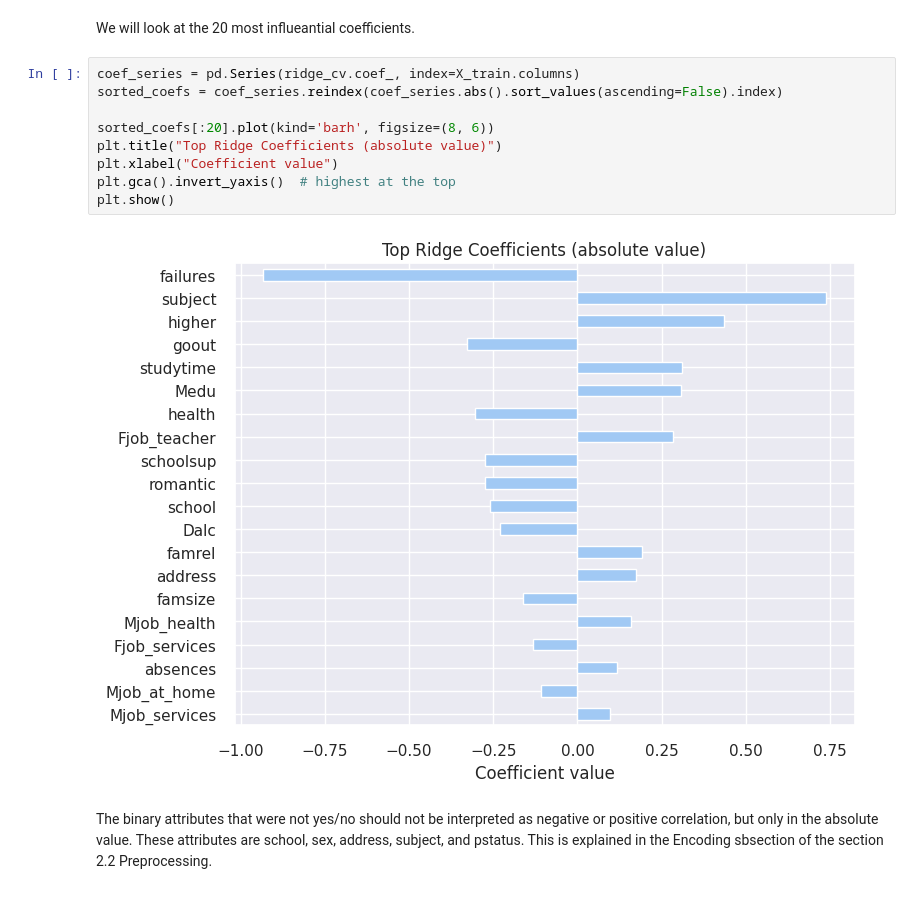
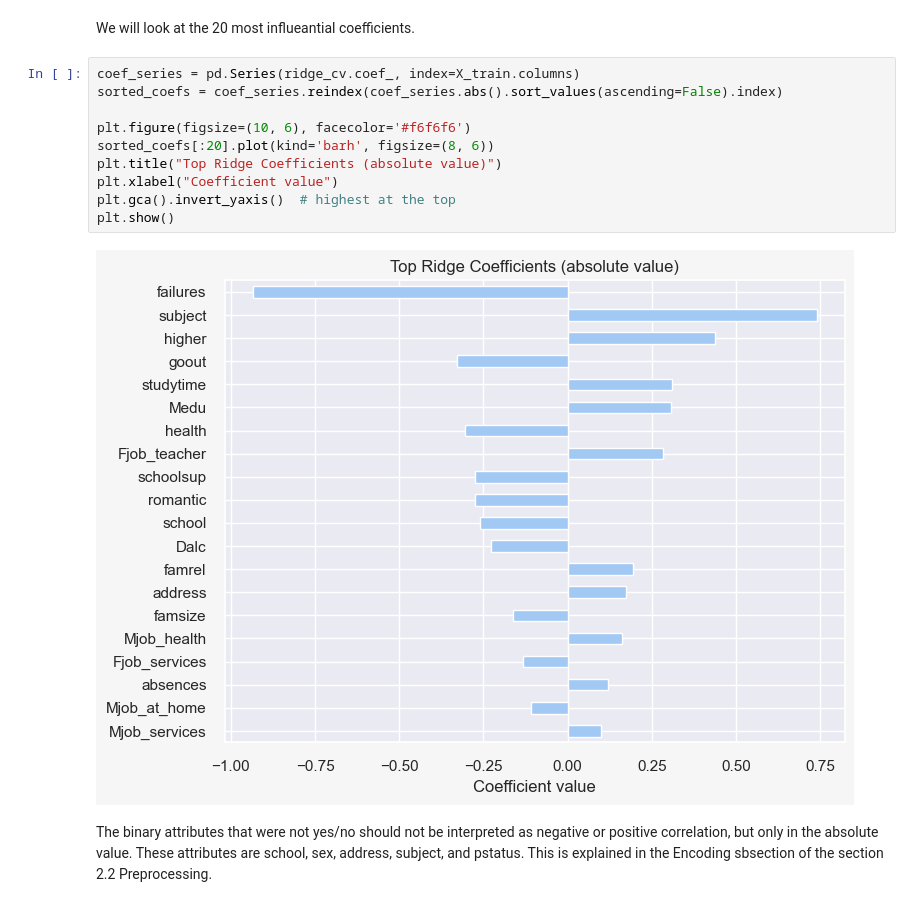
Before and after one commit to marek-hradil/ib031-project, a Jupyter notebook: notebooks/ridge.ipynb, the cells around one changed output. Saved outputs shown, nothing was run; the diff lists cells and outputs as text.

```diff
--- a/notebooks/ridge.ipynb
+++ b/notebooks/ridge.ipynb
@@ -571,14 +572,15 @@ We will look at the 20 most influeantial coefficients.
 # %%
 coef_series = pd.Series(ridge_cv.coef_, index=X_train.columns)
 sorted_coefs = coef_series.reindex(coef_series.abs().sort_values(ascending=False).index)
 
+plt.figure(figsize=(10, 6), facecolor='#f6f6f6')
 sorted_coefs[:20].plot(kind='barh', figsize=(8, 6))
 plt.title("Top Ridge Coefficients (absolute value)")
 plt.xlabel("Coefficient value")
 plt.gca().invert_yaxis()  # highest at the top
 plt.show()
 # %% [output]
-[figure, old version]
+[figure, new version]
 # %% [markdown]
 The binary attributes that were not yes/no should not be interpreted as negative or positive correlation, but only in the absolute value. These attributes are school, sex, address, subject, and pstatus. This is explained in the Encoding sbsection of the section 2.2 Preprocessing.
 # %% [markdown]
```
Also changed, not shown: parts of 6 cells of this notebook, 13 other files.
